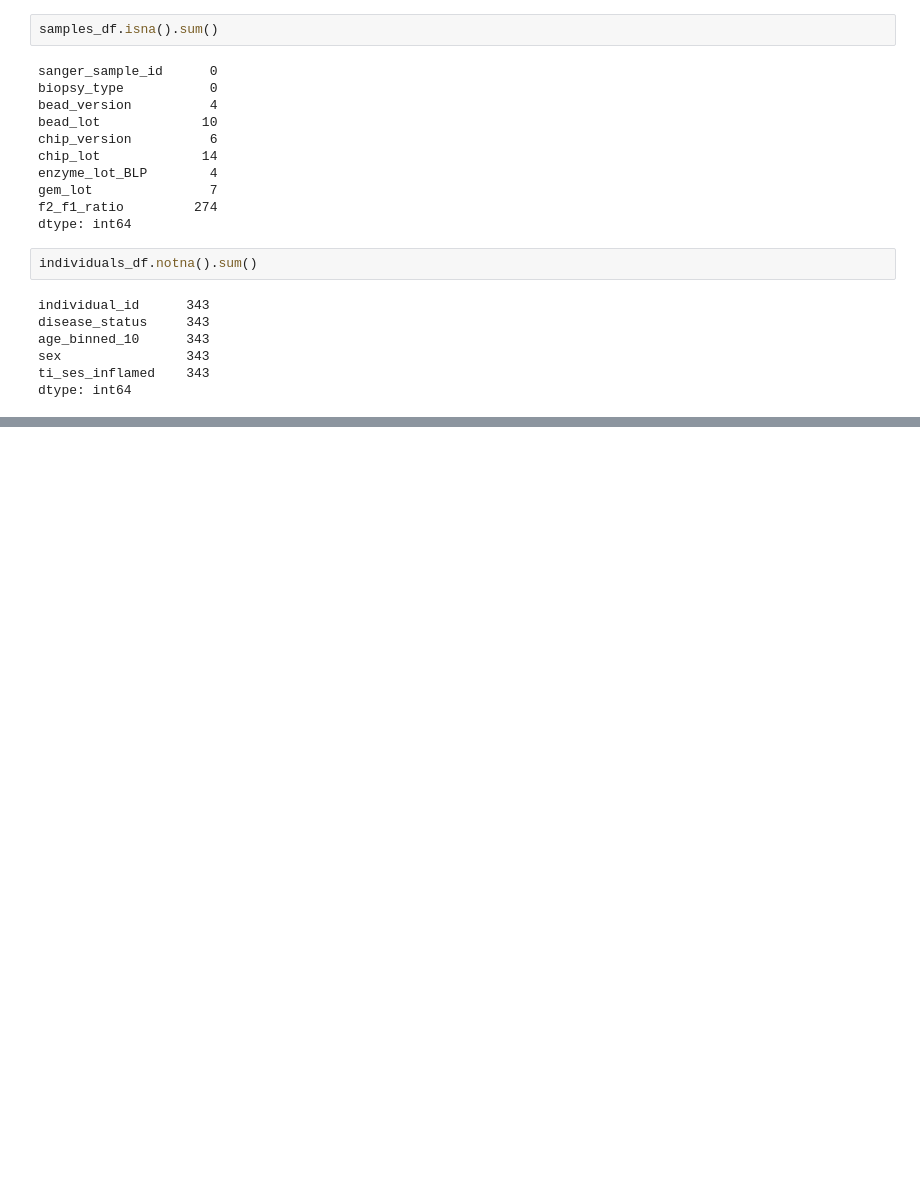
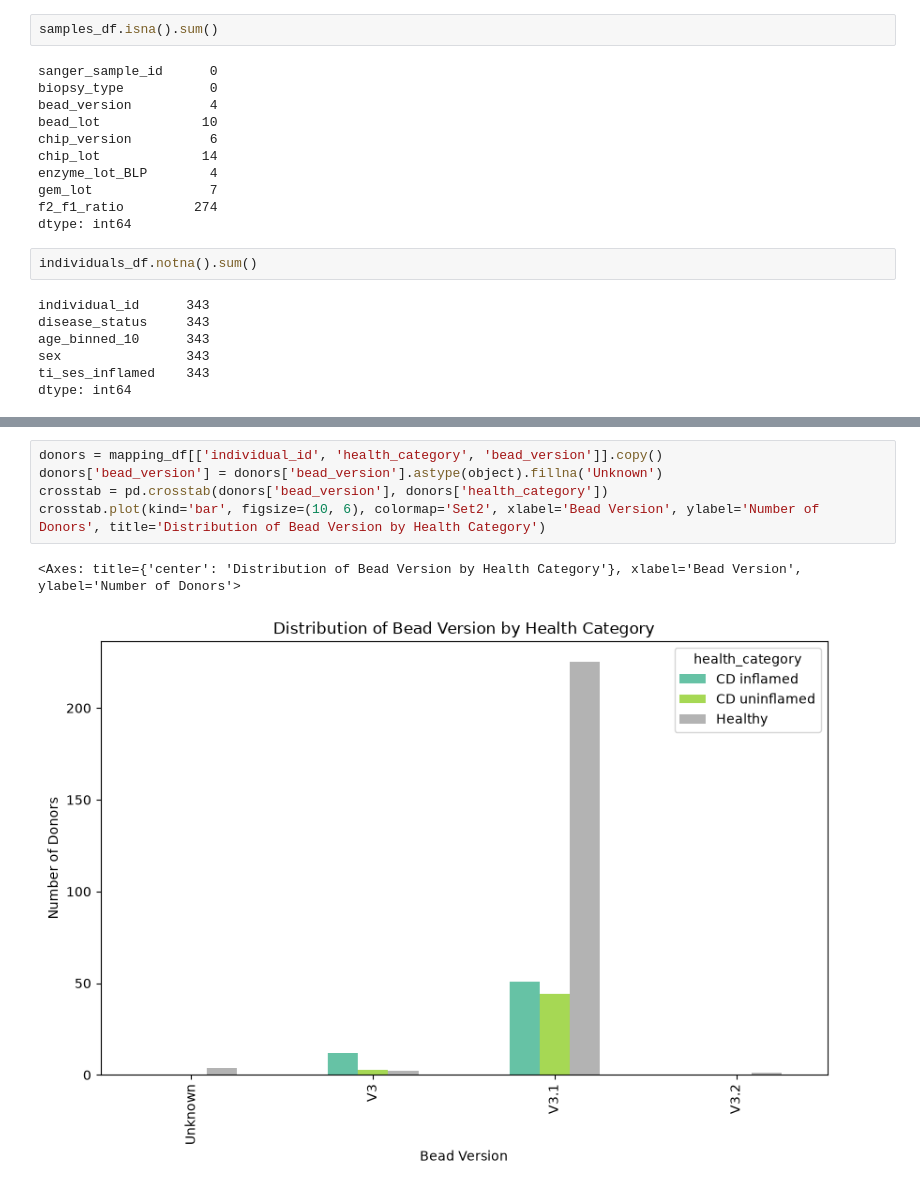
Before and after one commit to Surabhi13A/Crohns-analysis, a Jupyter notebook: exploration/01_metadata mapping.ipynb, the cells around one changed output, grey strips where cells are left out. Drawn from its saved outputs; the diff is of its cells as text; blank space fills up the shorter version.

```diff
--- a/exploration/01_metadata mapping.ipynb
+++ b/exploration/01_metadata mapping.ipynb
@@ -237,0 +298,8 @@ dtype: int64
+# %%
+donors = mapping_df[['individual_id', 'health_category', 'bead_version']].copy()
+donors['bead_version'] = donors['bead_version'].astype(object).fillna('Unknown')
+crosstab = pd.crosstab(donors['bead_version'], donors['health_category'])
+crosstab.plot(kind='bar', figsize=(10, 6), colormap='Set2', xlabel='Bead Version', ylabel='Number of Donors', title='Distribution of Bead Version by Health Category')
+# %% [output]
+<Axes: title={'center': 'Distribution of Bead Version by Health Category'}, xlabel='Bead Version', ylabel='Number of Donors'>
+[figure, added]
```
Also changed, not shown: parts of 13 cells of this notebook, 1 other file.
